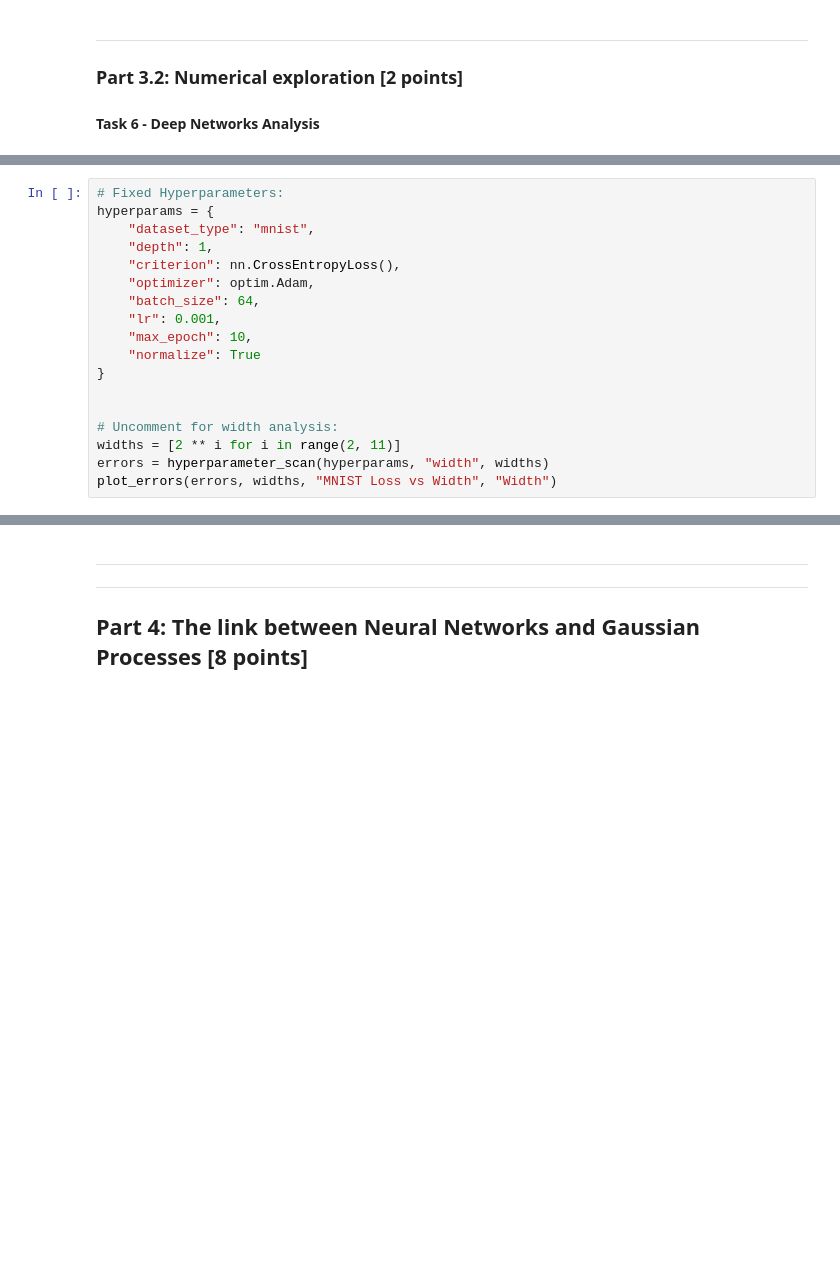
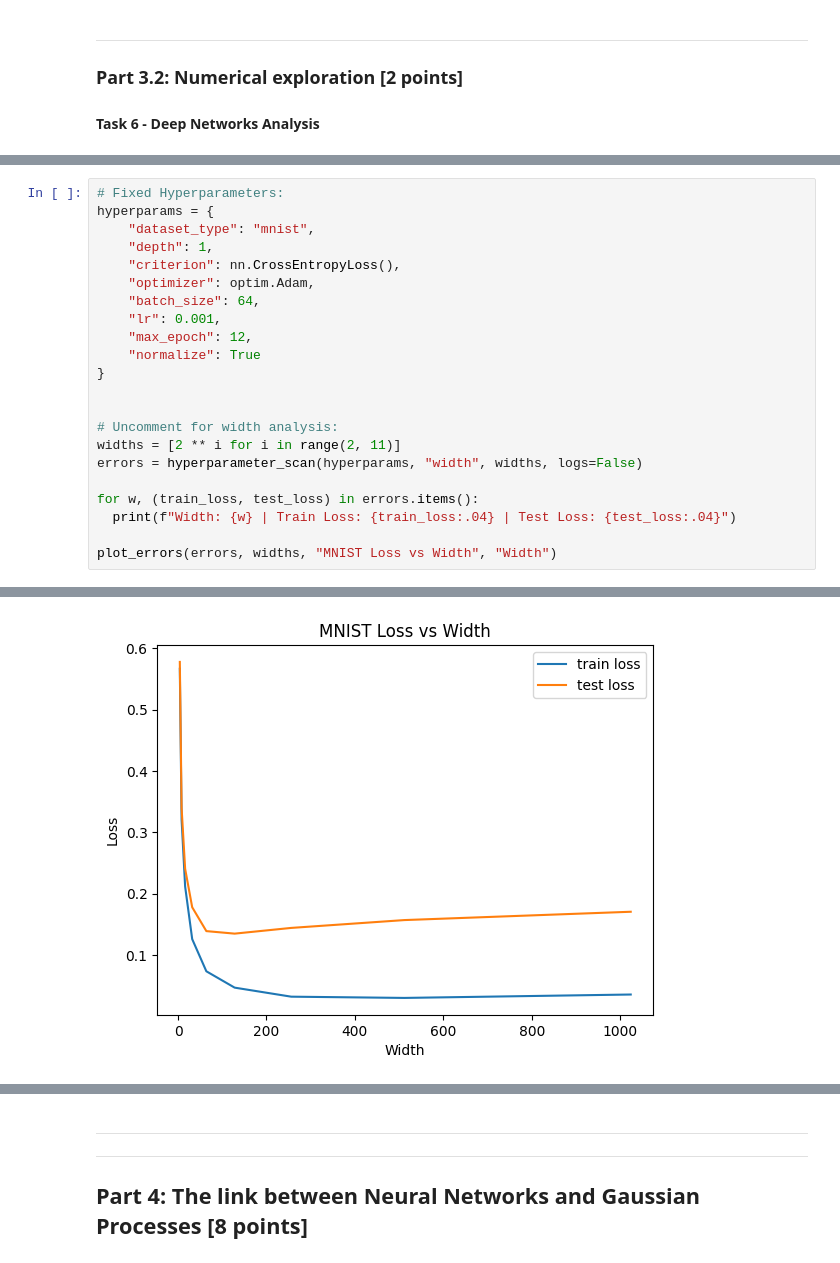
Before and after one commit to nadav7679/maths_machine_learning_2024, a Jupyter notebook: cw1/02530622_cw1_MathsML.ipynb, the cells around one changed output, grey strips where cells are left out. Saved outputs shown, nothing was run; the diff lists cells and outputs as text; blank space fills up the shorter version.

```diff
--- a/cw1/02530622_cw1_MathsML.ipynb
+++ b/cw1/02530622_cw1_MathsML.ipynb
@@ -837,13 +909,17 @@ hyperparams = {
     "optimizer": optim.Adam,
     "batch_size": 64,
     "lr": 0.001,
-    "max_epoch": 10,
+    "max_epoch": 12,
     "normalize": True
 }
 
 
 # Uncomment for width analysis:
 widths = [2 ** i for i in range(2, 11)]
-errors = hyperparameter_scan(hyperparams, "width", widths)
+errors = hyperparameter_scan(hyperparams, "width", widths, logs=False)
+
+for w, (train_loss, test_loss) in errors.items():
+  print(f"Width: {w} | Train Loss: {train_loss:.04} | Test Loss: {test_loss:.04}")
+
 plot_errors(errors, widths, "MNIST Loss vs Width", "Width")
 # %% [output]
@@ -851 +935,2 @@ NameError: name 'nn' is not defined
+[figure, added]
 # %% [markdown]
```
Also changed, not shown: parts of 59 cells of this notebook.
